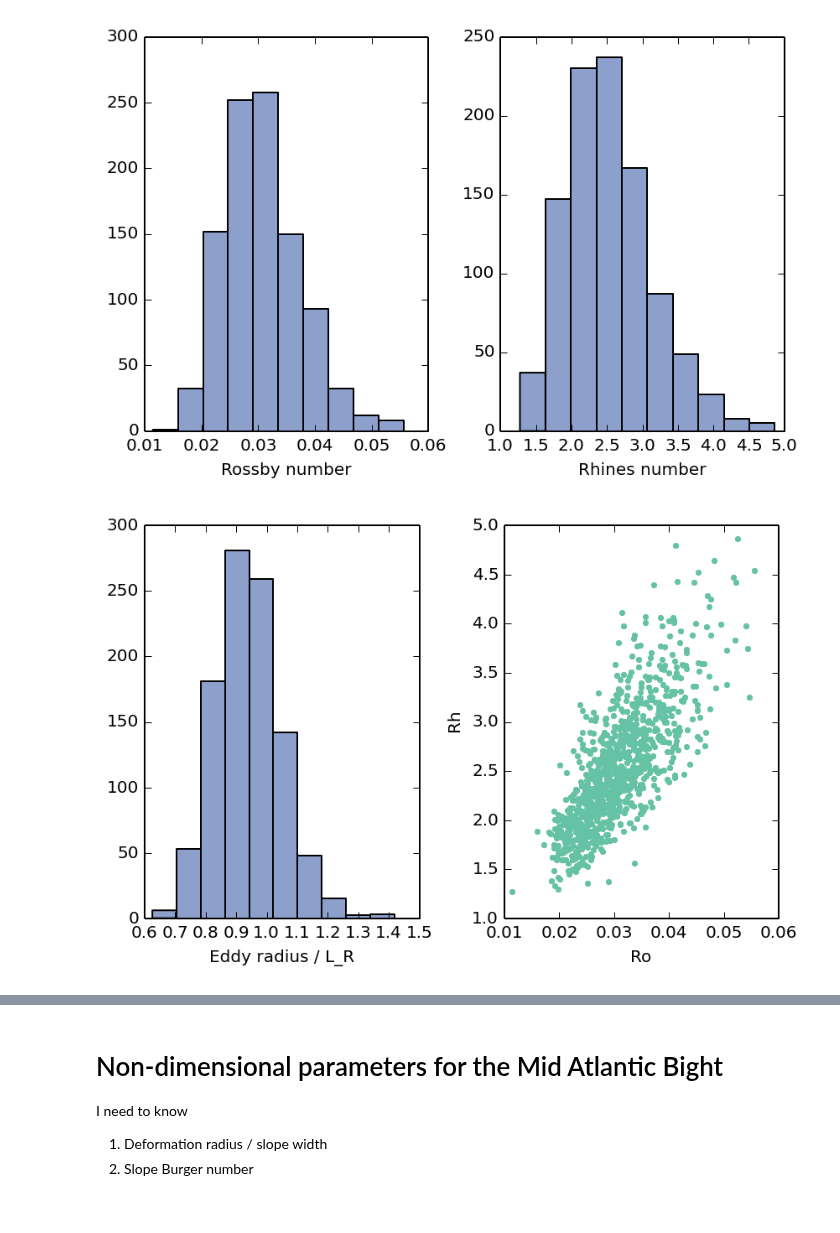
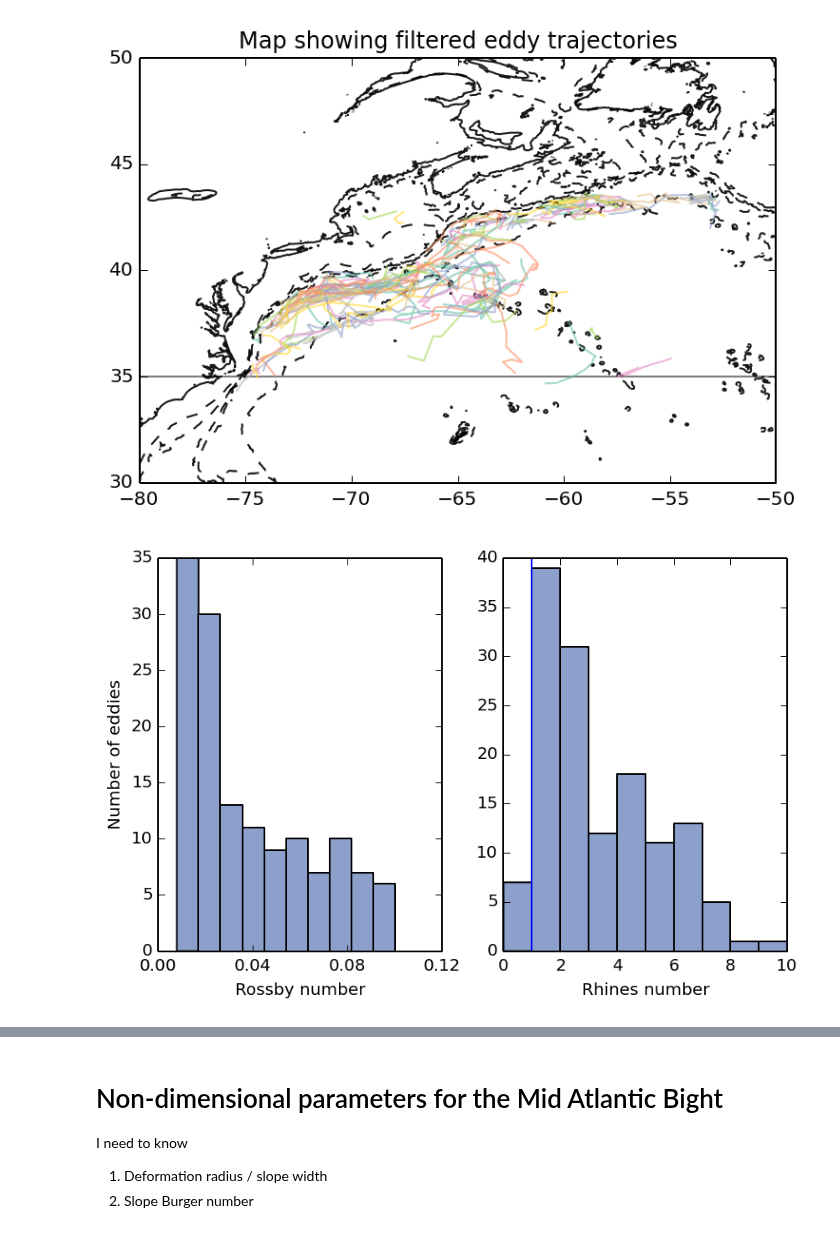
Before and after one commit to dcherian/eddyshelf, a Jupyter notebook: castelao.ipynb, the cells around one changed output, grey strips where cells are left out. Drawn from its saved outputs; the diff is of its cells as text; code cells hidden in the pictures.

Commit message:
corrected castelao data analysis notebook to use correct data. Now I filter based on water depth at eddy center. turns out eddy radii > deformation radius

```diff
--- a/castelao.ipynb
+++ b/castelao.ipynb
@@ -87,0 +66,3 @@ for ii in range(len(lat)):
+# %%
+def find_nearest(a, a0):
+    return np.abs(a - a0).argmin()
@@ -88,24 +116,42 @@ for ii in range(len(lat)):
 # %%
 # plot histograms
+Rorange = np.arange(0,0.15,0.04)
+
+plt.figure()
+plt.hold(True)
+plt.contour(topo.x, topo.y, topo.z.T, levels=[0,-100, -500, -1000, -2000, -4000], colors='k', alpha=0.9)
+plt.ylim((30,50))
+plt.xlim((-80,-50))
+plt.axhline(lat_min, color='k', alpha=0.5)
+plt.title('Map showing filtered eddy trajectories')
+for ii in ind:
+    plt.plot(lon[ii].T, lat[ii].T, alpha=0.6)
+
 plt.figure()
 plt.subplot(1,2,1)
 plt.hist(Ro, color=colors[2])
 plt.xlabel('Rossby number')
+plt.ylabel('Number of eddies')
+plt.xticks(Rorange)
+
 plt.subplot(1,2,2)
-plt.hist(Rh, color=colors[2])
+plt.hist(Rh, bins=np.arange(0,Rh.max().round()+1,1), color=colors[2])
 plt.xlabel('Rhines number')
 plt.axvline(1)
 plt.tight_layout()
 
 plt.figure()
 plt.subplot(1,2,1)
-plt.hist(rad/Lr, color=colors[2])
-plt.xlabel('Eddy radius / L_R')
+plt.hist(lam, color=colors[2])
+plt.ylabel('Number of eddies')
+plt.xlabel('Eddy radius / $L_D$')
+
 plt.subplot(1,2,2)
 plt.plot(Ro, Rh,'.')
 plt.ylabel('Rh')
 plt.xlabel('Ro')
+plt.xticks(Rorange)
 plt.tight_layout()
 # %% [output]
-[figure, old version]
+[figure, new version]
-[figure, old version]
+[figure, new version]
```
Also changed, not shown: parts of 8 cells of this notebook.
